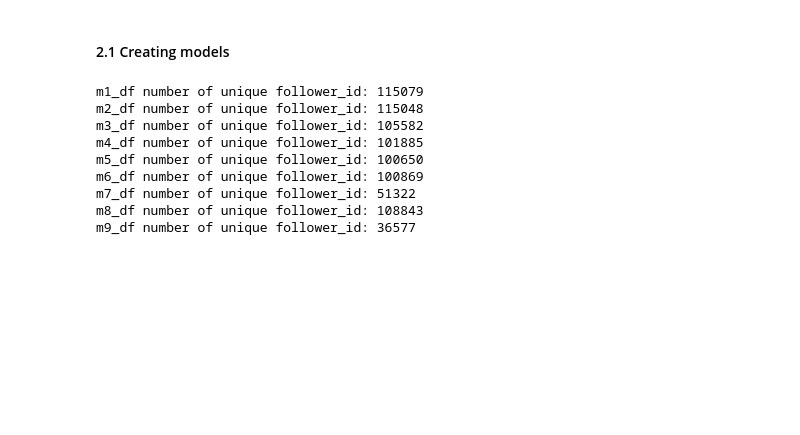
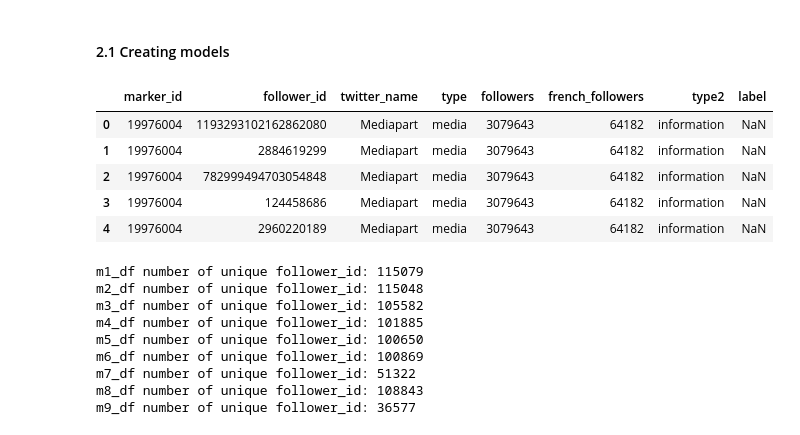
Before and after one commit to livtol99/Liv-Stage---FOCOS-Hand-Over, a Jupyter notebook: Code/Validation/CA_all_models.ipynb, the cells around one changed output. Saved outputs shown, nothing was run; the diff lists cells and outputs as text; code cells hidden in the pictures; blank space fills up the shorter version.

```diff
--- a/Code/Validation/CA_all_models.ipynb
+++ b/Code/Validation/CA_all_models.ipynb
@@ -182,6 +191,15 @@ dtypes = {'marker_id': 'object',
 
 
 m1_df = pd.read_csv(path, usecols=req_cols, dtype=dtypes)
+# %%
+m1_df.head()
+# %% [output]
+|  | marker_id | follower_id | twitter_name | type | followers | french_followers | type2 | label |
+| 0 | 19976004 | 1193293102162862080 | Mediapart | media | 3079643 | 64182 | information | NaN |
+| 1 | 19976004 | 2884619299 | Mediapart | media | 3079643 | 64182 | information | NaN |
+| 2 | 19976004 | 782999494703054848 | Mediapart | media | 3079643 | 64182 | information | NaN |
+| 3 | 19976004 | 124458686 | Mediapart | media | 3079643 | 64182 | information | NaN |
+| 4 | 19976004 | 2960220189 | Mediapart | media | 3079643 | 64182 | information | NaN |
 # %%
 # create models for different subsets of the data - only including certain marker configurations
 m2_df = m1_df[m1_df['type'] != 'party']
```
Also changed, not shown: parts of 5 cells of this notebook.
